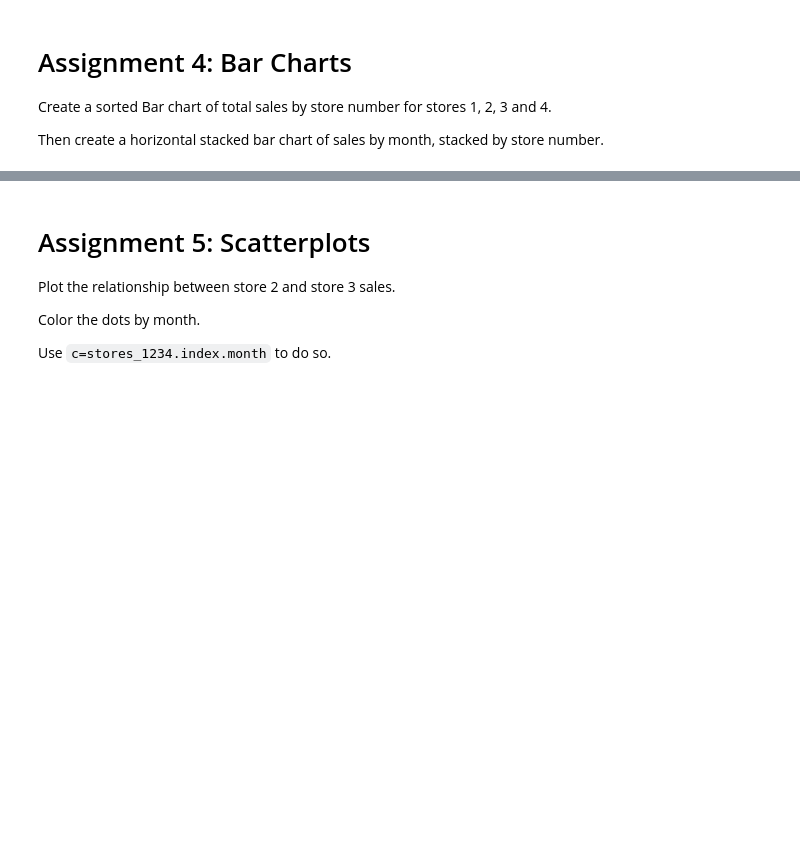
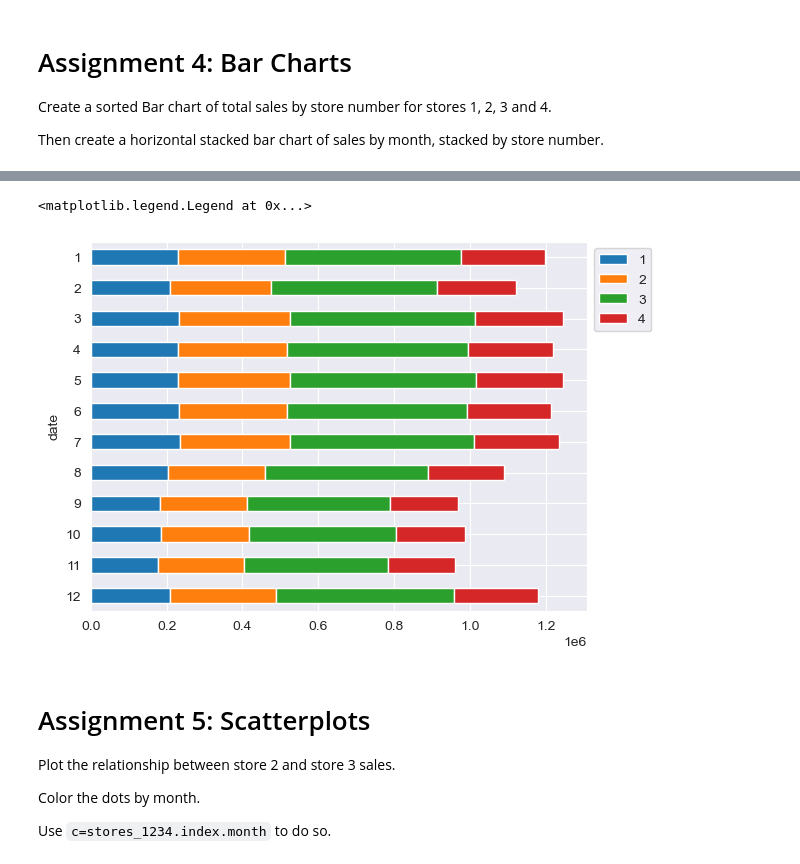
Before and after one commit to amorganhunt/Maven-NumPy-and-Pandas-2, a Jupyter notebook: maven_python_course/data_visualization/section05_data_viz.ipynb, the cells around one changed output, grey strips where cells are left out. Saved outputs shown, nothing was run; the diff lists cells and outputs as text; code cells hidden in the pictures; blank space fills up the shorter version.

```diff
--- a/maven_python_course/data_visualization/section05_data_viz.ipynb
+++ b/maven_python_course/data_visualization/section05_data_viz.ipynb
@@ -151,2 +165,5 @@ NameError: name 'stores_1234' is not defined
 # %%
 # stores_1234.index.month will allow you to groupby the month! You can also slice it.
+stores_1234_monthly = stores_1234.groupby(stores_1234.index.month).sum()
+
+stores_1234_monthly
@@ -153,3 +195,12 @@ NameError: name 'stores_1234' is not defined
+# %%
+(
+stores_1234_monthly.sort_index(ascending=False)
+ .plot.barh(stacked=True)
+ .legend(bbox_to_anchor=(1, 1))
+)
+# %% [output]
+<matplotlib.legend.Legend at 0x...>
+[figure, added]
 # %% [markdown]
 # Assignment 5: Scatterplots
 
```
Also changed, not shown: parts of 6 cells of this notebook, 3 other files.
